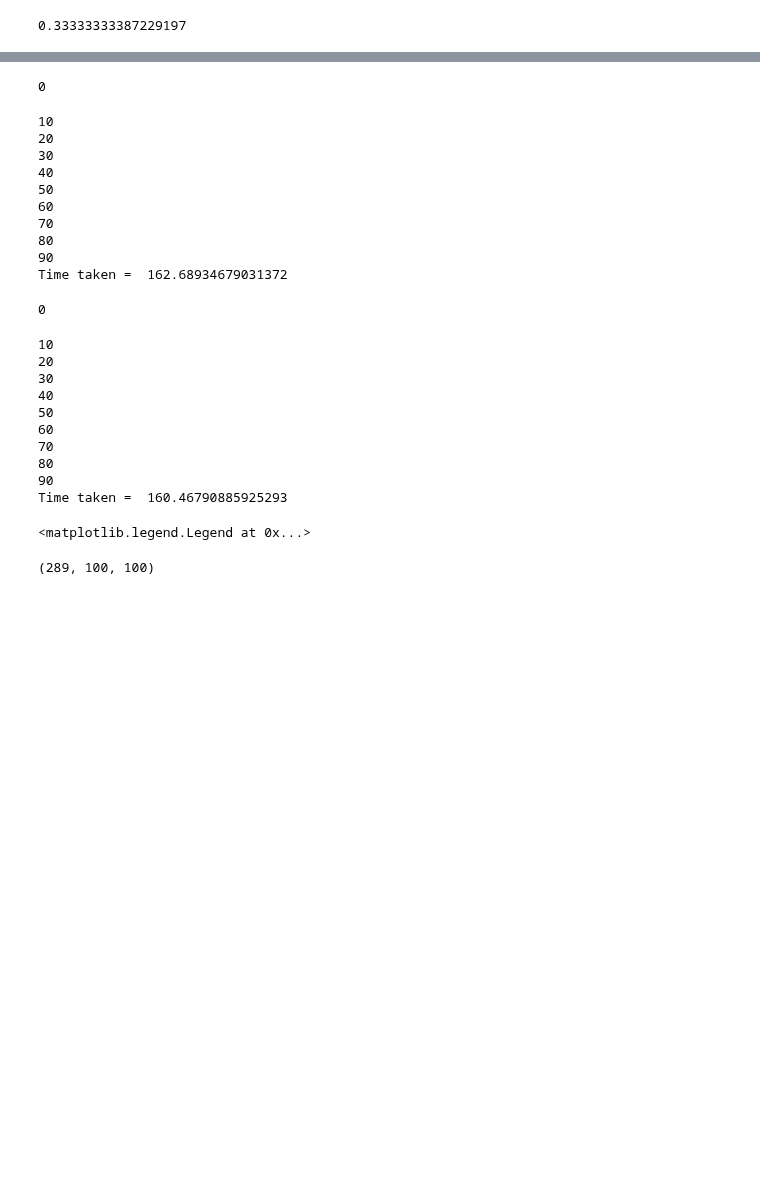
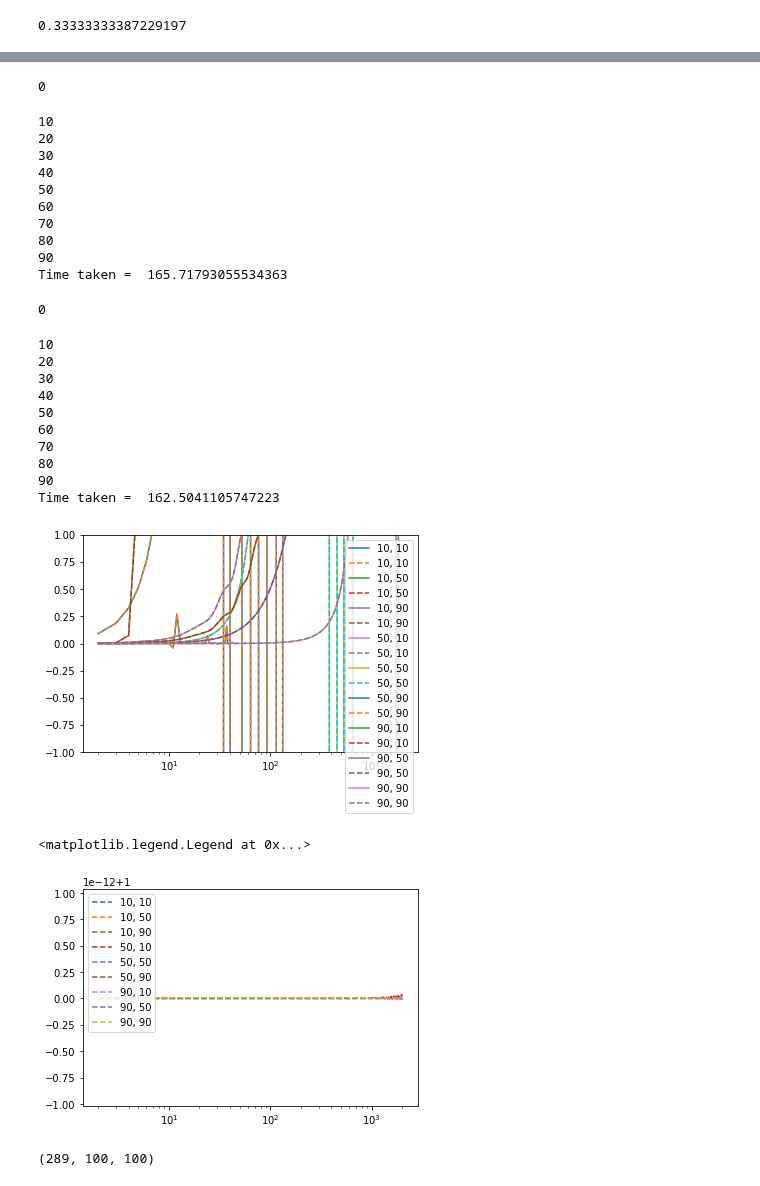
Before and after one commit to VMBoehm/postlimber, a Jupyter notebook: notebooks/G matrices.ipynb, the cells around one changed output, grey strips where cells are left out. Drawn from its saved outputs; the diff is of its cells as text; code cells hidden in the pictures; blank space fills up the shorter version.

```diff
--- a/notebooks/G matrices.ipynb
+++ b/notebooks/G matrices.ipynb
@@ -163,10 +163,7 @@ w11, w12 = np.meshgrid(w1,w1)
 r2d, t2d = np.expand_dims(r2d, 2), np.expand_dims(t2d, 2)
 w11, w12 = np.expand_dims(w11, 2), np.expand_dims(w12, 2)
 
-# chimax and kernels
-chimax1   = chi_cmb
 
-#can be sth smaller if we work with redshift bins
 chimax2   = chi_cmb
 
 n = 2
@@ -175,14 +172,15 @@ Cl = np.zeros((len(t_),len(ell_),len(t_)))
 
 begin=time.time()
 
-for jj, chi1max in enumerate((t_*chi_cmb)):
+for jj, chimax1 in enumerate((t_*chi_cmb)):
     if jj%10==0:
         print(jj)
 
     chi1fac0  = D_chi(r2d*chimax2)
-    chi1fac0  = chi1fac0 *(r2d*chimax2)**(1-(n+nu_n_.reshape(1, 1, -1)))
+    chi1fac0  = chi1fac0 *(r2d*chimax2)**(1-(n+nu_n_).reshape(1, 1, -1))
 
-    chi2fac00 = (lensing_kernel(t2d*r2d*chimax2,chimax1)*D_chi(r2d*t2d*chimax2)*(1+z_chi(r2d*t2d*chimax2)))
+    chi2fac00 = (D_chi(r2d*t2d*chi2_max)*(1+z_chi(r2d*t2d*chi2_max))*lensing_kernel(r2d*t2d*chi2_max, chimax1))
+
     chi2fac01 = (lensing_kernel(1./t2d*r2d*chimax2,chimax1)*D_chi(r2d*1./t2d*chimax2)*(1+z_chi(r2d*1./t2d*chimax2)))
     chi2fac01 = chi2fac01 * t2d**((n+nu_n_).reshape(1, 1, -1)-2)
     chi2fac0  = chi2fac00 + chi2fac01
@@ -194,8 +192,7 @@ for jj, chi1max in enumerate((t_*chi_cmb)):
     for ii  in range(ell_.size):
         result[ii] = np.sum(chifacs*I2_ltrc[ii],axis=(0,2))
 
-    Cl[jj] = result*1./np.pi**2/2.*prefac/2.
-#Cl_pg = chimax * result*1./np.pi**2/2.*prefac/4.*2
+    Cl[jj] = result*1./np.pi**2/2.*prefac/2.*2
 
 Cl = np.swapaxes(Cl,0,1)
 print('Time taken = ', time.time()-begin)
@@ -214,7 +211,7 @@ np.save('../G_matrices/clphidelta',Cl)
 70
 80
 90
-Time taken =  162.68934679031372
+Time taken =  165.71793055534363
 # %%
 def lensing_kernel(xi, xmax):
     return (xmax - xi)/(xmax*xi) * (xmax > xi)
@@ -237,7 +234,7 @@ for jj, chi1_max in enumerate((t_*chi_cmb)):
         print(jj)
 
     chi1fac0 = (D_chi(r2d*chi2_max))
-    chi1fac0 = chi1fac0 *(r2d*chi2_max)**(n+1-nu_n_.reshape(1, 1, -1))
+    chi1fac0 = chi1fac0 *(r2d*chi2_max)**(1-(n+nu_n_).reshape(1, 1, -1))
 
     # no lensing kernel, because no lensing integration of chi_2
     chi2fac00 = (D_chi(r2d*t2d*chi2_max)*(1+z_chi(r2d*t2d*chi2_max))*lensing_kernel(r2d*t2d*chi2_max, chi1_max))
@@ -257,6 +254,7 @@ for jj, chi1_max in enumerate((t_*chi_cmb)):
     Cl2[jj] = result*1./np.pi**2/2.*prefac #divide by to for Gauss quad and times two for phi cancel
 # swap axes to have cl_phipsi_l(chi_max,chi)
 Cl2 = np.swapaxes(Cl2,0,1)
+np.save('../G_matrices/clphidelta2',Cl2)
 print('Time taken = ', time.time()-begin)
 # %% [output]
 0
@@ -269,24 +267,27 @@ print('Time taken = ', time.time()-begin)
 70
 80
 90
-Time taken =  160.46790885925293
+Time taken =  162.5041105747223
 # %%
 #Comparison with Chirag's results
 clphidelta2 = np.load('../output/clphidelta.npy')
 for ii in [10,50,90]:
     for jj in [10,50,90]:
         plt.semilogx(ell_,Cl[:,ii,jj]/clphidelta2[:,ii,jj], label ='%d, %d'%(ii,jj))
         plt.semilogx(ell_,Cl2[:,ii,jj]/clphidelta2[:,ii,jj], ls='--',label ='%d, %d'%(ii,jj))
 plt.ylim(-1,1)
 plt.legend()
 
+plt.show()
+plt.figure()
 for ii in [10,50,90]:
     for jj in [10,50,90]:
         plt.semilogx(ell_,Cl2[:,ii,jj]/Cl[:,ii,jj], ls='--',label ='%d, %d'%(ii,jj))
-plt.ylim(-1,1)
 plt.legend()
 # %% [output]
+[figure, added]
 <matplotlib.legend.Legend at 0x...>
+[figure, added]
 # %%
 # comparing Chirags and mine Cl_phiphi(x1,x2)
 clphiphi1 = np.load('../G_matrices/clphiphi_parallel.npy')
```
Also changed, not shown: 2 other files.
